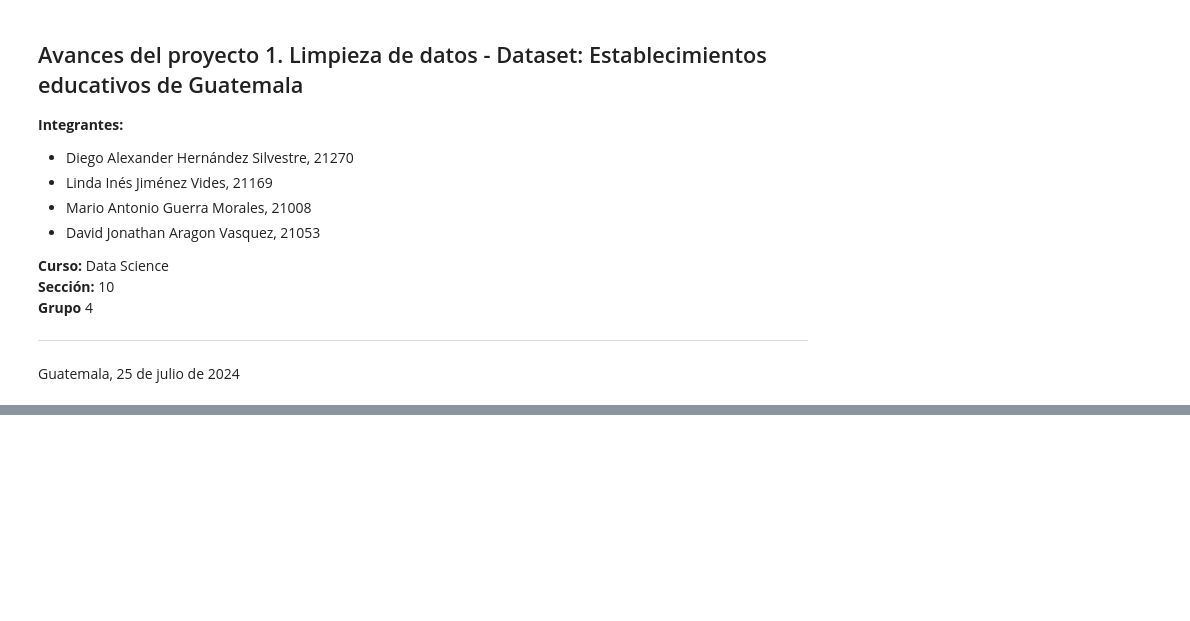
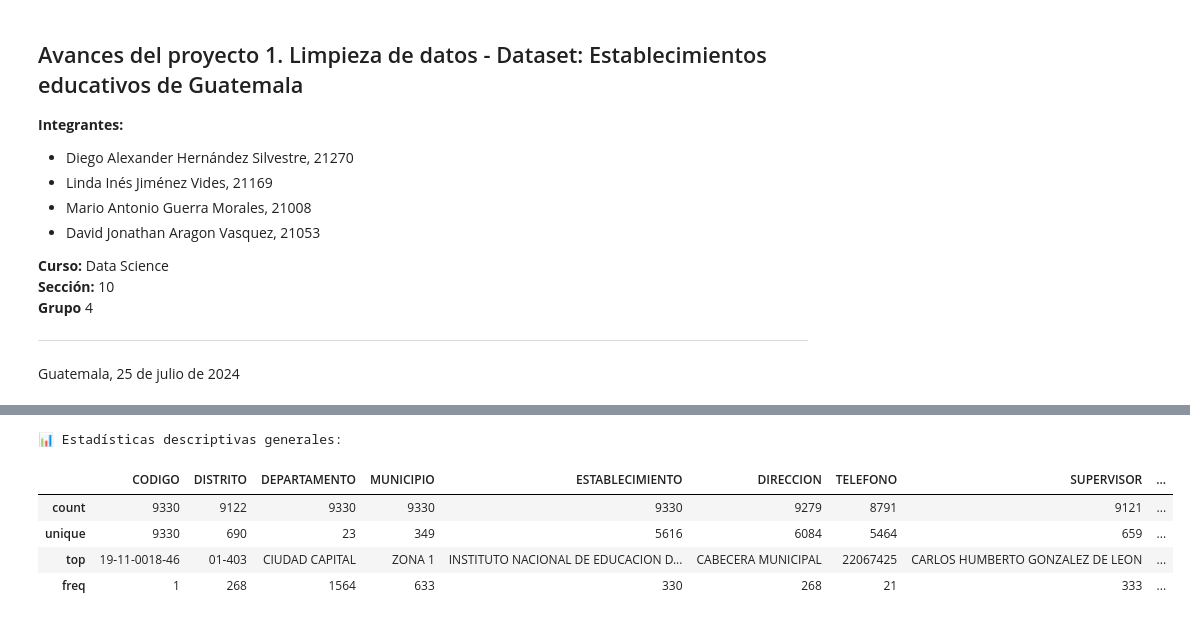
Before and after one commit to Dahernandezsilve/DataScience_Proyecto1, a Jupyter notebook: Proyecto01.ipynb, the cells around one changed output, grey strips where cells are left out. Drawn from its saved outputs; the diff is of its cells as text; code cells hidden in the pictures; blank space fills up the shorter version.

```diff
--- a/Proyecto01.ipynb
+++ b/Proyecto01.ipynb
@@ -264,0 +74,14 @@ CSV unificado guardado en UnifiedData/UnifiedData.csv
+# %%
+# Obtener una estadística descriptiva general
+descripcion = dataFrame.describe(include='all')
+
+# Mostrar las estadísticas descriptivas generales en una tabla
+print("📊 Estadísticas descriptivas generales:")
+descripcion
+# %% [output]
+📊 Estadísticas descriptivas generales:
+|  | CODIGO | DISTRITO | DEPARTAMENTO | MUNICIPIO | ESTABLECIMIENTO | DIRECCION | TELEFONO | SUPERVISOR | ... |
+| count | 9330 | 9122 | 9330 | 9330 | 9330 | 9279 | 8791 | 9121 | ... |
+| unique | 9330 | 690 | 23 | 349 | 5616 | 6084 | 5464 | 659 | ... |
+| top | 19-11-0018-46 | 01-403 | CIUDAD CAPITAL | ZONA 1 | INSTITUTO NACIONAL DE EDUCACION D... | CABECERA MUNICIPAL | 22067425 | CARLOS HUMBERTO GONZALEZ DE LEON | ... |
+| freq | 1 | 268 | 1564 | 633 | 330 | 268 | 21 | 333 | ... |
```
Also changed, not shown: parts of 16 cells of this notebook, 1 other file.
